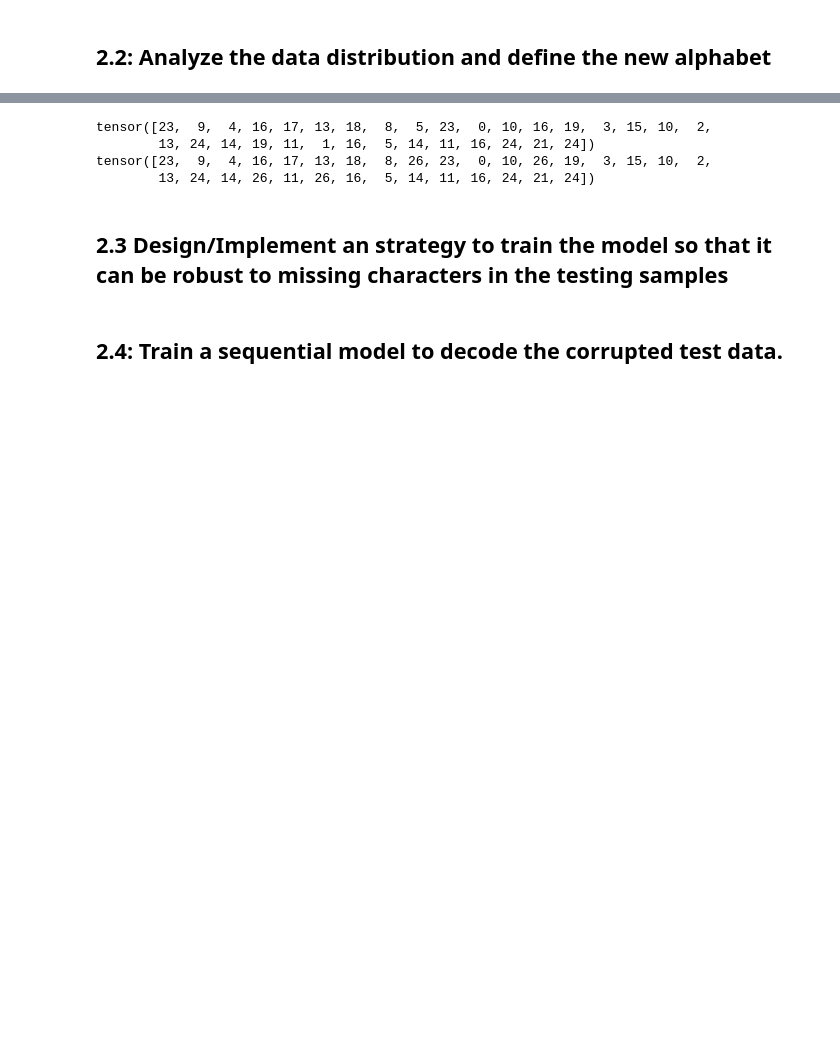
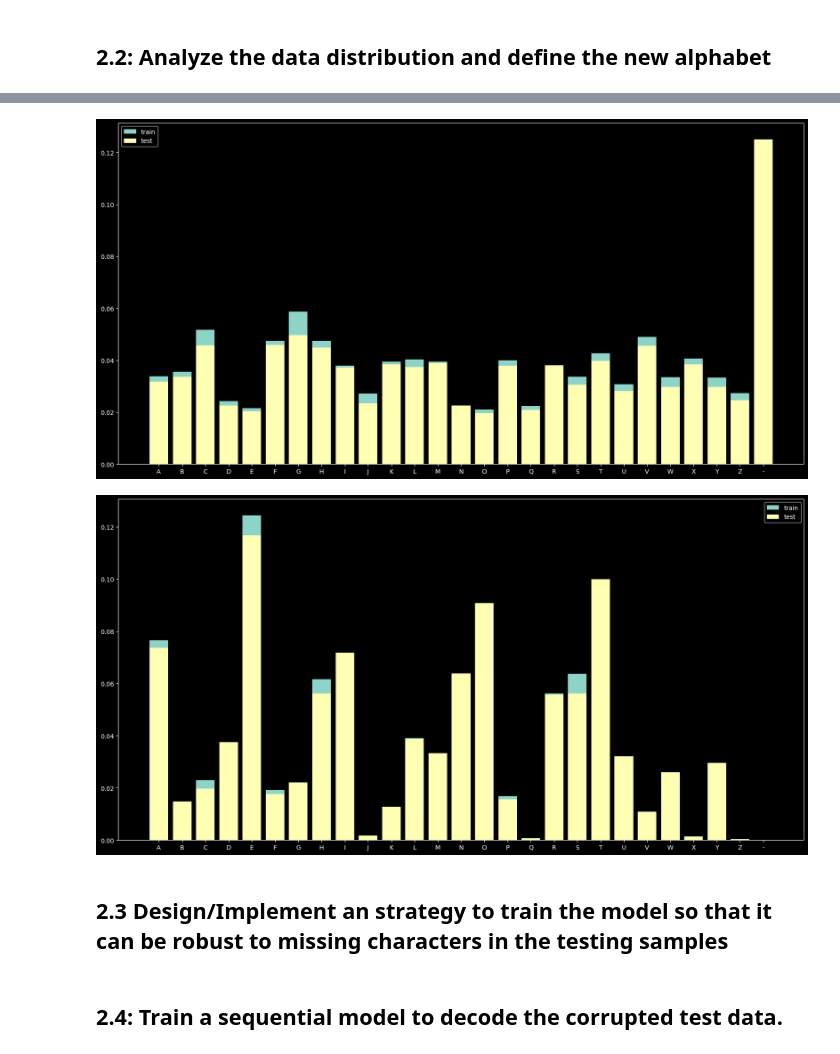
Before and after one commit to albert-santos01/DeepLearning, a Jupyter notebook: P2/P2-Questions.ipynb, the cells around one changed output, grey strips where cells are left out. Saved outputs shown, nothing was run; the diff lists cells and outputs as text; code cells hidden in the pictures; blank space fills up the shorter version.

```diff
--- a/P2/P2-Questions.ipynb
+++ b/P2/P2-Questions.ipynb
@@ -333,17 +321,19 @@ def noisy_train(train, noise_level):
     # choose for random elements from the words in the training set and replace them with a 26
     for i in range(len(train)):
         train_noisy.append([train[i][0].clone(), train[i][1].clone()])
-        for j in np.random.choice(32, noise_level, replace=False):
-            train_noisy[i][0][j]=torch.LongTensor([26])
+        if random.random() < 0.5:
+            for j in np.random.choice(32, noise_level, replace=False):
+                train_noisy[i][0][j]=torch.LongTensor([26])
     return train_noisy
 train_noisy = noisy_train(train, 4)
-print(train[0][0])
-print(train_noisy[0][0])
-# %% [output]
-tensor([23,  9,  4, 16, 17, 13, 18,  8,  5, 23,  0, 10, 16, 19,  3, 15, 10,  2,
-        13, 24, 14, 19, 11,  1, 16,  5, 14, 11, 16, 24, 21, 24])
-tensor([23,  9,  4, 16, 17, 13, 18,  8, 26, 23,  0, 10, 26, 19,  3, 15, 10,  2,
-        13, 24, 14, 26, 11, 26, 16,  5, 14, 11, 16, 24, 21, 24])
+# %%
+noisy_train_enc, noisy_train_dec = get_frequency(train_noisy, vocabulary)
+
+plot_frequency(noisy_train_enc, test_enc, vocabulary)
+plot_frequency(noisy_train_dec, test_dec, vocabulary)
+# %% [output]
+[figure, added]
+[figure, added]
 # %% [markdown]
 ## 2.3 Design/Implement an strategy to train the model so that it can be robust to missing characters in the testing samples
 # %% [markdown]
```
Also changed, not shown: parts of 8 cells of this notebook.
